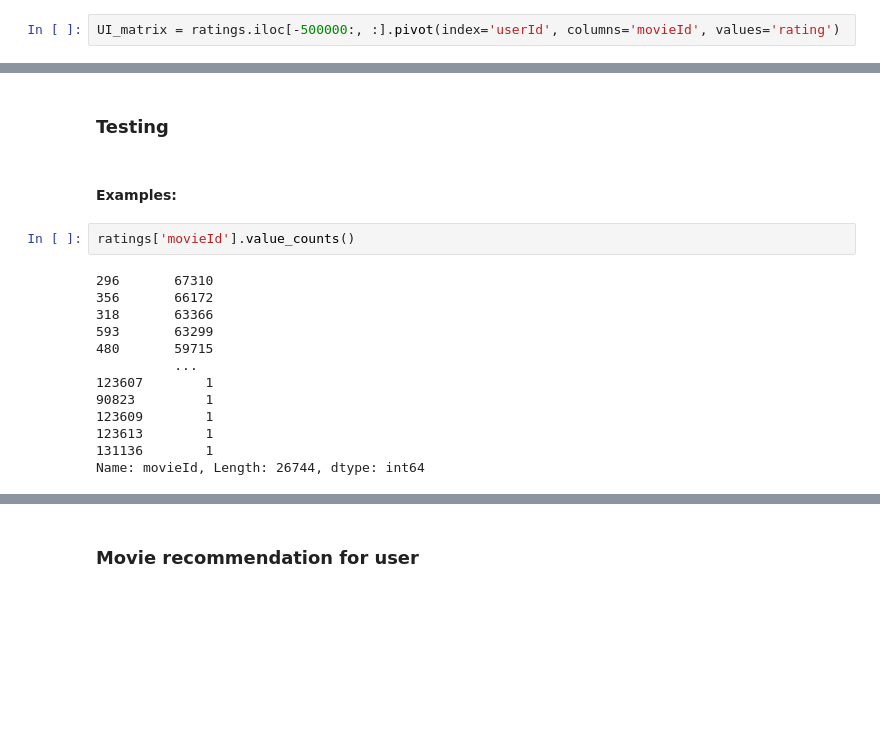
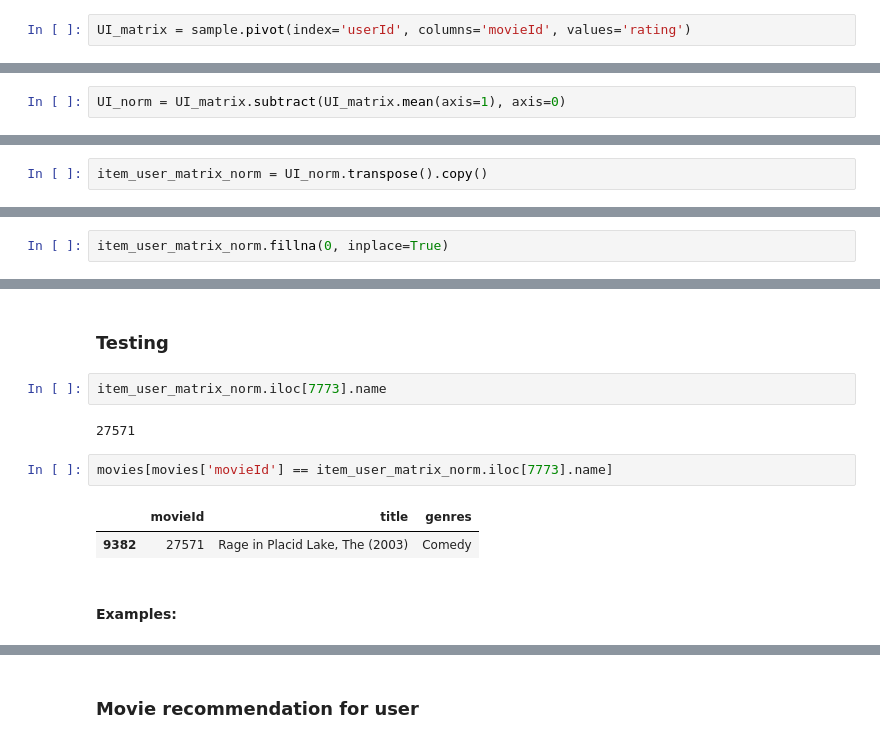
Before and after one commit to ahinski/portfolio, a Jupyter notebook: MovieRecommendationSystem.ipynb, the cells around one changed output, grey strips where cells are left out. Saved outputs shown, nothing was run; the diff lists cells and outputs as text; blank space fills up the shorter version.

Commit message:
feat: update movie rec

```diff
--- a/MovieRecommendationSystem.ipynb
+++ b/MovieRecommendationSystem.ipynb
@@ -171,2 +200,2 @@ According to statistical characteristics 250k samples are representative so we'l
 # %%
-UI_matrix = ratings.iloc[-500000:, :].pivot(index='userId', columns='movieId', values='rating')
+UI_matrix = sample.pivot(index='userId', columns='movieId', values='rating')
@@ -202,3 +206,5 @@ UI_norm = pd.DataFrame(UI_norm.transpose(), index=UI_matrix.index, columns=UI_ma
+# %%
+UI_norm = UI_matrix.subtract(UI_matrix.mean(axis=1), axis=0)
 # %% [markdown]
 ## Collaborative Filtering
 # %% [markdown]
@@ -213,0 +220,2 @@ item_user_matrix = pd.DataFrame(UI_norm.to_numpy().transpose(), index=UI_norm.co
+# %%
+item_user_matrix_norm = UI_norm.transpose().copy()
@@ -214,3 +224,5 @@ item_user_matrix = pd.DataFrame(UI_norm.to_numpy().transpose(), index=UI_norm.co
+# %%
+item_user_matrix_norm.fillna(0, inplace=True)
 # %%
 item_user_matrix.fillna(0, inplace=True)
 # %% [markdown]
@@ -257,23 +282,17 @@ def recommendation_movie_based(title, n_movies):
     print(time.time() - start_time, ' sec')
 # %% [markdown]
 ### Testing
+# %%
+item_user_matrix_norm.iloc[7773].name
+# %% [output]
+27571
+# %%
+movies[movies['movieId'] == item_user_matrix_norm.iloc[7773].name]
+# %% [output]
+|  | movieId | title | genres |
+| 9382 | 27571 | Rage in Placid Lake, The (2003) | Comedy |
 # %% [markdown]
 #### Examples:
-# %%
-ratings['movieId'].value_counts()
-# %% [output]
-296       67310
-356       66172
-318       63366
-593       63299
-480       59715
-          ...
-123607        1
-90823         1
-123609        1
-123613        1
-131136        1
-Name: movieId, Length: 26744, dtype: int64
 # %%
 recommendation_movie_based('Big Lebowski, The (1998)', N_MOVIES)
 # %% [output]
```
Also changed, not shown: parts of 41 cells of this notebook.
